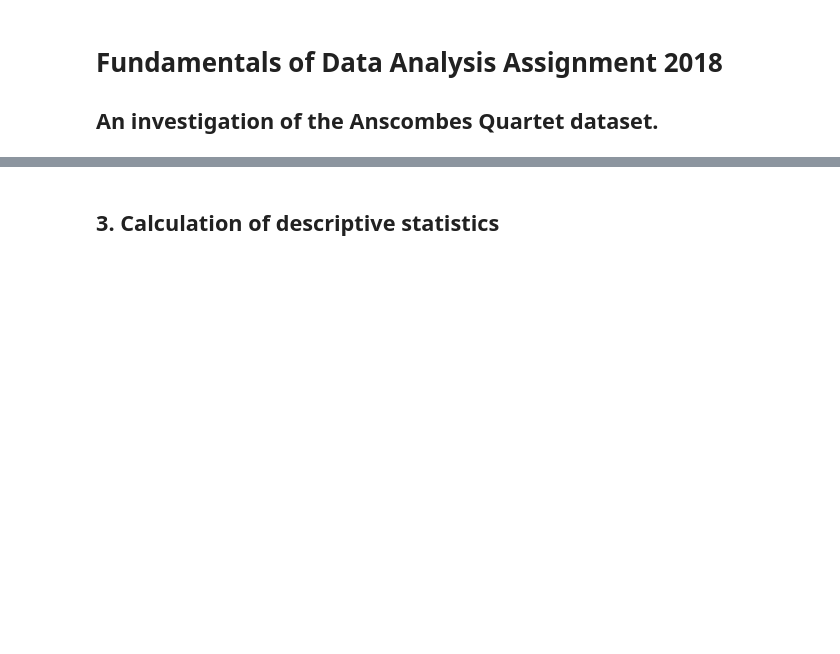
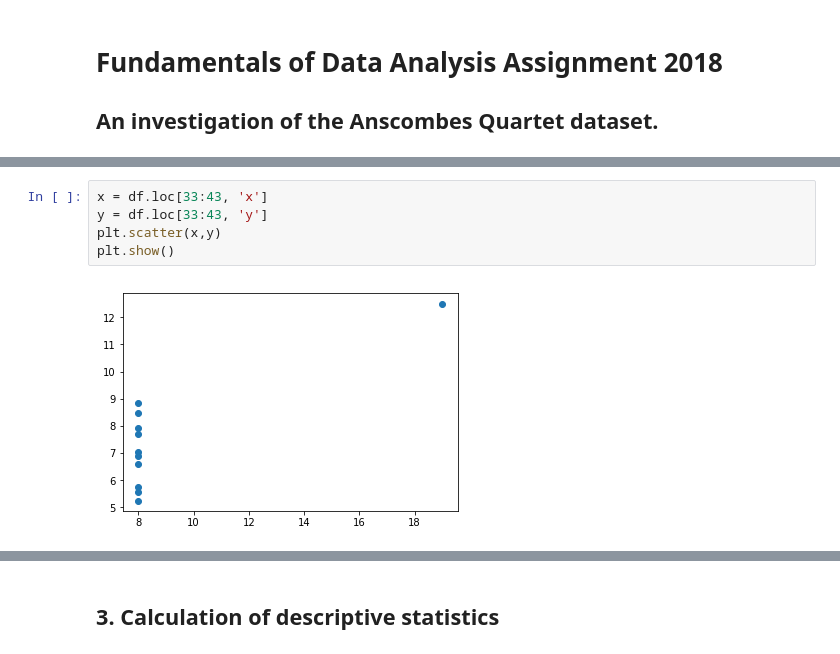
Before and after one commit to Wayne742/Fund-Practical-Assignments-S2, a Jupyter notebook: Untitled.ipynb, the cells around one changed output, grey strips where cells are left out. Drawn from its saved outputs; the diff is of its cells as text; blank space fills up the shorter version.

```diff
--- a/Untitled.ipynb
+++ b/Untitled.ipynb
@@ -60,0 +86,7 @@ df[2:6]
+# %%
+x = df.loc[33:43, 'x']
+y = df.loc[33:43, 'y']
+plt.scatter(x,y)
+plt.show()
+# %% [output]
+[figure, added]
```
Also changed, not shown: parts of 18 cells of this notebook.
